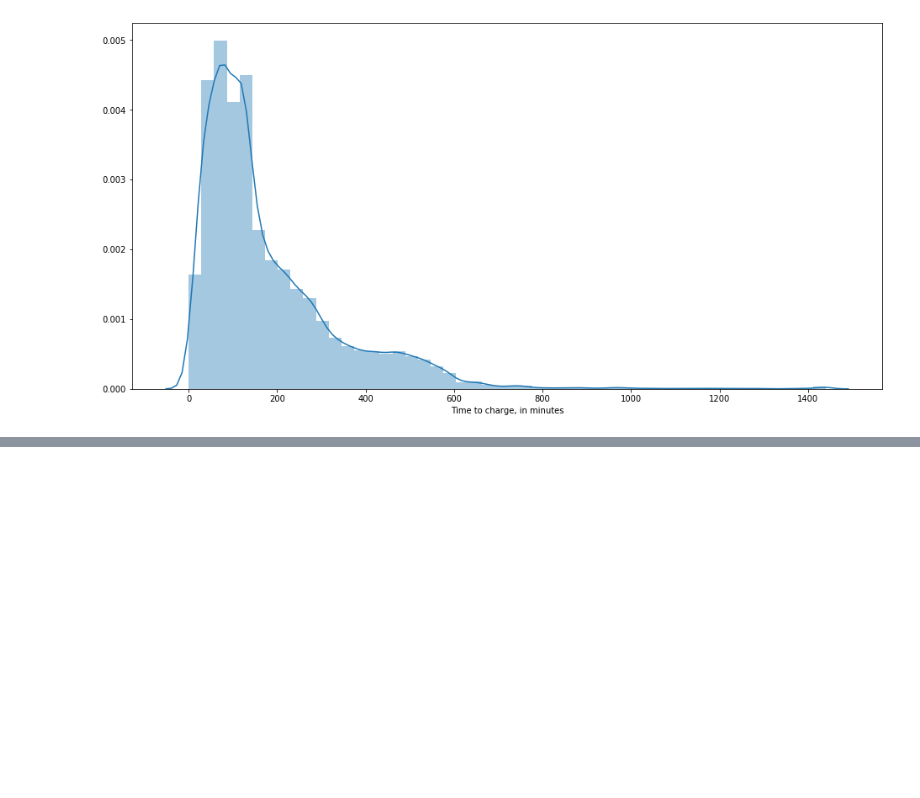
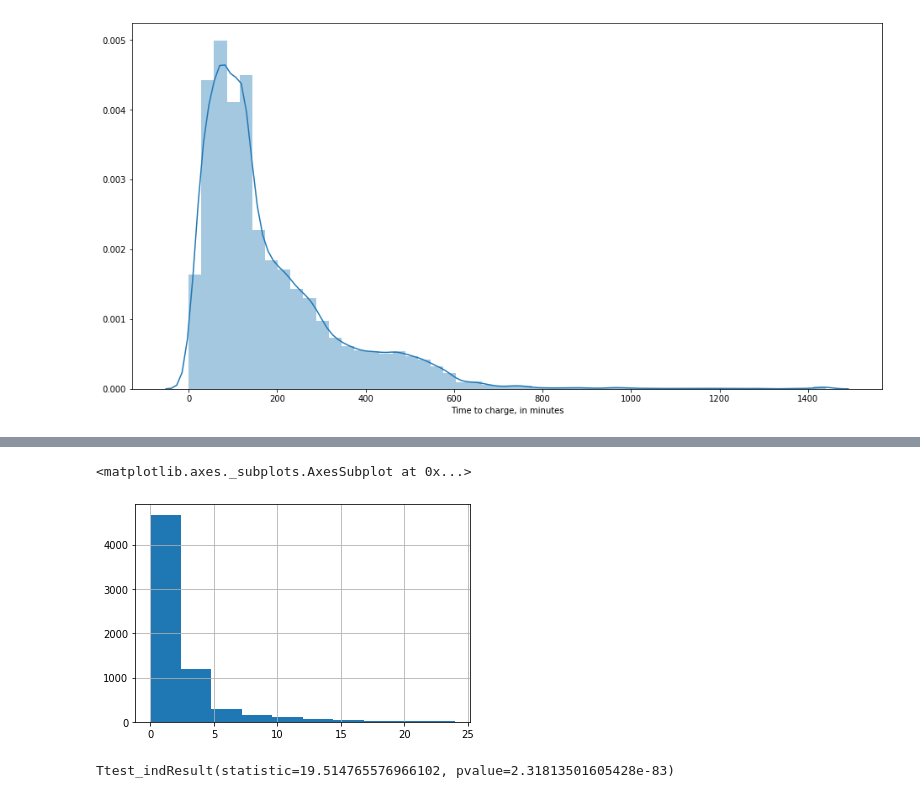
Before and after one commit to JuliaSokolova/electric-vehicle-charging, a Jupyter notebook: Charging time VS day time.ipynb, the cells around one changed output, grey strips where cells are left out. Drawn from its saved outputs; the diff is of its cells as text; code cells hidden in the pictures; blank space fills up the shorter version.

```diff
--- a/Charging kWh delivered - mean & confidence interval.ipynb
+++ b/Charging time VS day time.ipynb
@@ -163,0 +128,5 @@ smart_charging.kWhDelivered.hist()
+# %%
+night_charging.Time.hist()
+# %% [output]
+<matplotlib.axes._subplots.AxesSubplot at 0x...>
+[figure, added]
@@ -163,0 +136,4 @@ smart_charging.kWhDelivered.hist()
+# %%
+stats.ttest_ind(day, night, equal_var=False, nan_policy = 'omit')
+# %% [output]
+Ttest_indResult(statistic=19.514765576966102, pvalue=2.31813501605428e-83)
```
Also changed, not shown: parts of 16 cells of this notebook.
